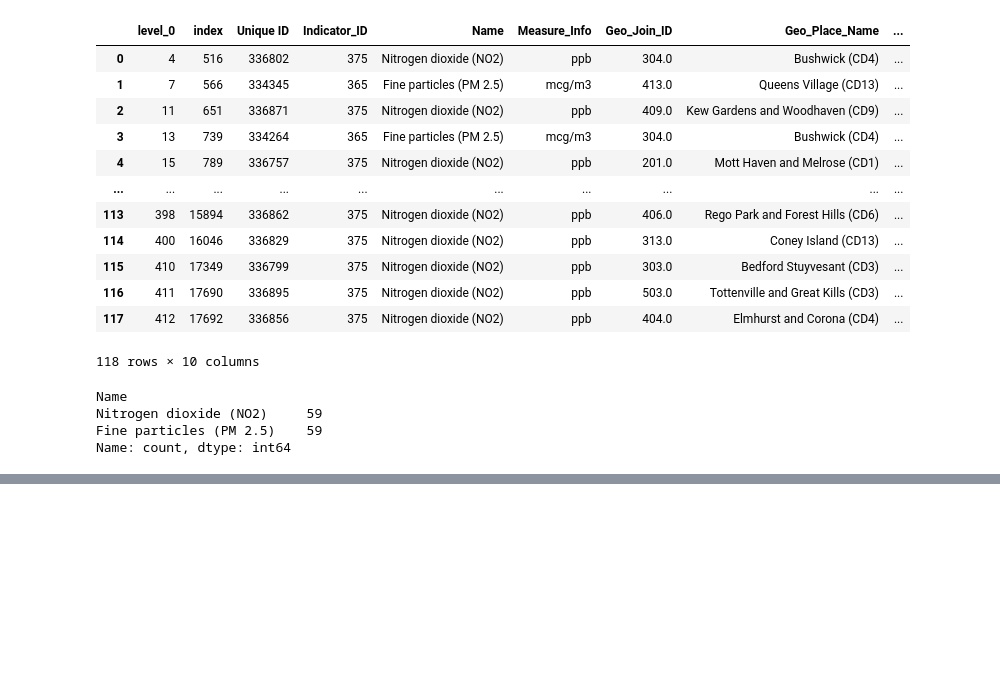
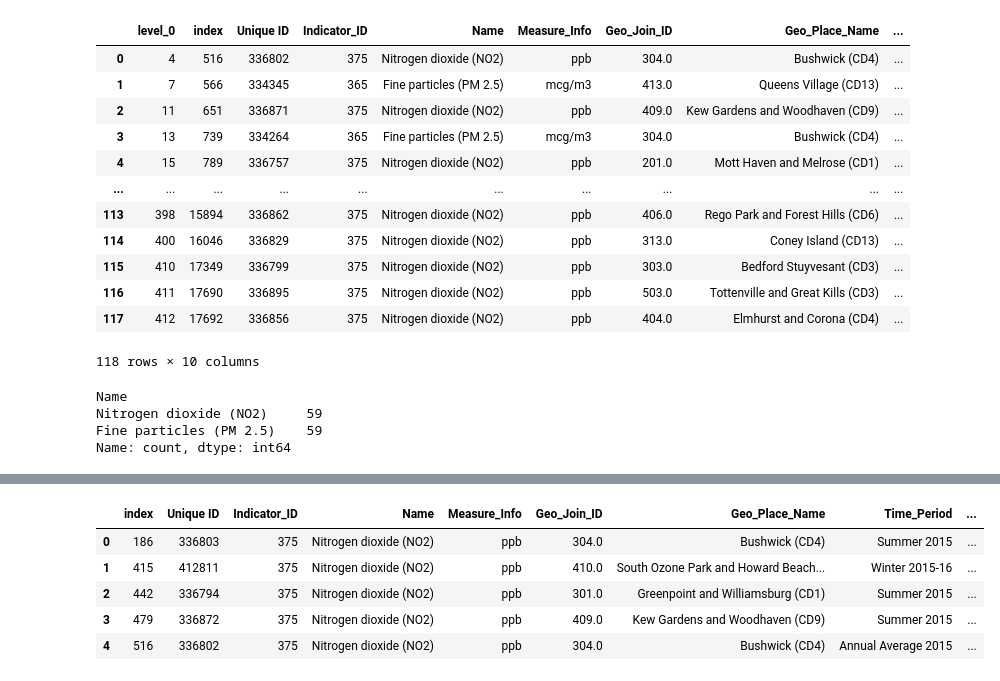
Before and after one commit to Angela-Rene/Trees_in_NYC, a Jupyter notebook: air_quality.ipynb, the cells around one changed output, grey strips where cells are left out. Drawn from its saved outputs; the diff is of its cells as text; code cells hidden in the pictures; blank space fills up the shorter version.

```diff
--- a/air_quality.ipynb
+++ b/air_quality.ipynb
@@ -311,0 +344,3 @@ Name: count, dtype: int64
+# %%
+air_2015 = cd_df
+air_2015
@@ -311,0 +361,10 @@ Name: count, dtype: int64
+# %%
+combined_df = pd.merge(air_2015, tree_agg, left_on="Geo_Join_ID", right_on="cb_num", how="left")
+combined_df.head()
+# %% [output]
+|  | index | Unique ID | Indicator_ID | Name | Measure_Info | Geo_Join_ID | Geo_Place_Name | Time_Period | ... |
+| 0 | 186 | 336803 | 375 | Nitrogen dioxide (NO2) | ppb | 304.0 | Bushwick (CD4) | Summer 2015 | ... |
+| 1 | 415 | 412811 | 375 | Nitrogen dioxide (NO2) | ppb | 410.0 | South Ozone Park and Howard Beach... | Winter 2015-16 | ... |
+| 2 | 442 | 336794 | 375 | Nitrogen dioxide (NO2) | ppb | 301.0 | Greenpoint and Williamsburg (CD1) | Summer 2015 | ... |
+| 3 | 479 | 336872 | 375 | Nitrogen dioxide (NO2) | ppb | 409.0 | Kew Gardens and Woodhaven (CD9) | Summer 2015 | ... |
+| 4 | 516 | 336802 | 375 | Nitrogen dioxide (NO2) | ppb | 304.0 | Bushwick (CD4) | Annual Average 2015 | ... |
```
Also changed, not shown: parts of 3 cells of this notebook, 2 other files.
